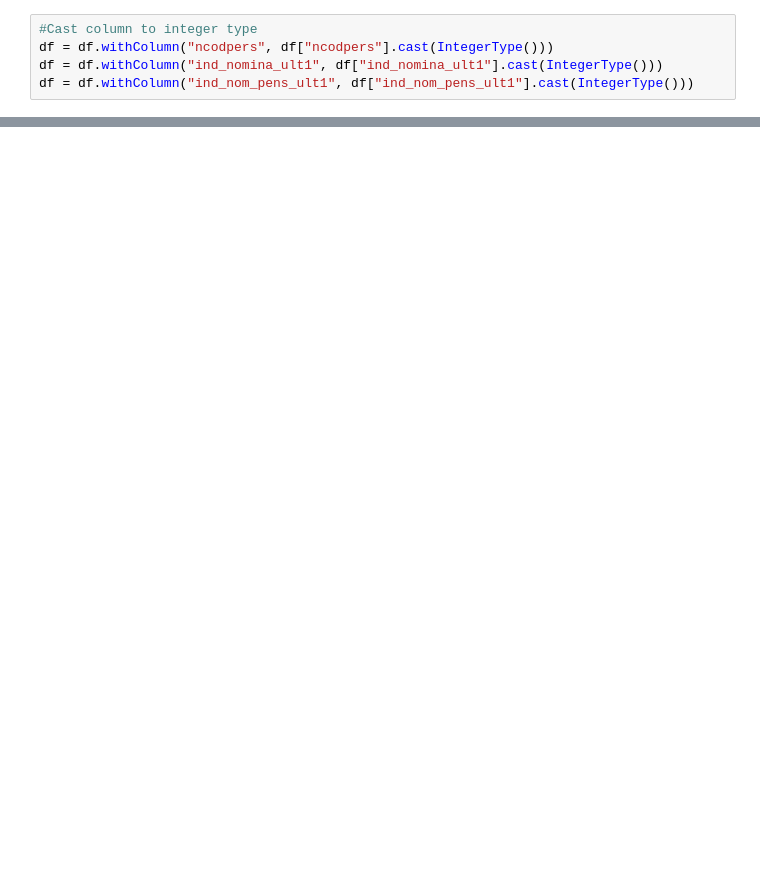
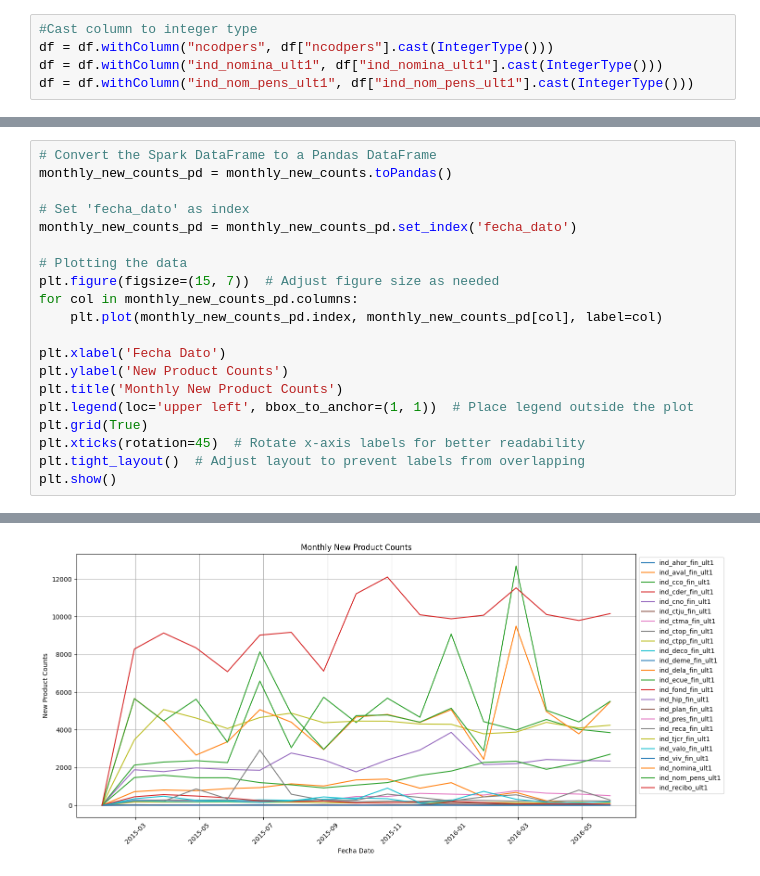
Before and after one commit to ToJupiter/ProductRecommendation, a Jupyter notebook: data_ana.ipynb, the cells around one changed output, grey strips where cells are left out. Saved outputs shown, nothing was run; the diff lists cells and outputs as text; blank space fills up the shorter version.

```diff
--- a/data_ana.ipynb
+++ b/data_ana.ipynb
@@ -588,0 +112,21 @@ Feature: ind_recibo_ult1, Impact: 0.3266004654962518
+# %%
+# Convert the Spark DataFrame to a Pandas DataFrame
+monthly_new_counts_pd = monthly_new_counts.toPandas()
+
+# Set 'fecha_dato' as index
+monthly_new_counts_pd = monthly_new_counts_pd.set_index('fecha_dato')
+
+# Plotting the data
+plt.figure(figsize=(15, 7))  # Adjust figure size as needed
+for col in monthly_new_counts_pd.columns:
+    plt.plot(monthly_new_counts_pd.index, monthly_new_counts_pd[col], label=col)
+
+plt.xlabel('Fecha Dato')
+plt.ylabel('New Product Counts')
+plt.title('Monthly New Product Counts')
+plt.legend(loc='upper left', bbox_to_anchor=(1, 1))  # Place legend outside the plot
+plt.grid(True)
+plt.xticks(rotation=45)  # Rotate x-axis labels for better readability
+plt.tight_layout()  # Adjust layout to prevent labels from overlapping
+plt.show()
+# %% [output]
@@ -588,0 +134 @@ Feature: ind_recibo_ult1, Impact: 0.3266004654962518
+[figure, added]
```
Also changed, not shown: parts of 42 cells of this notebook, 2 other files.
